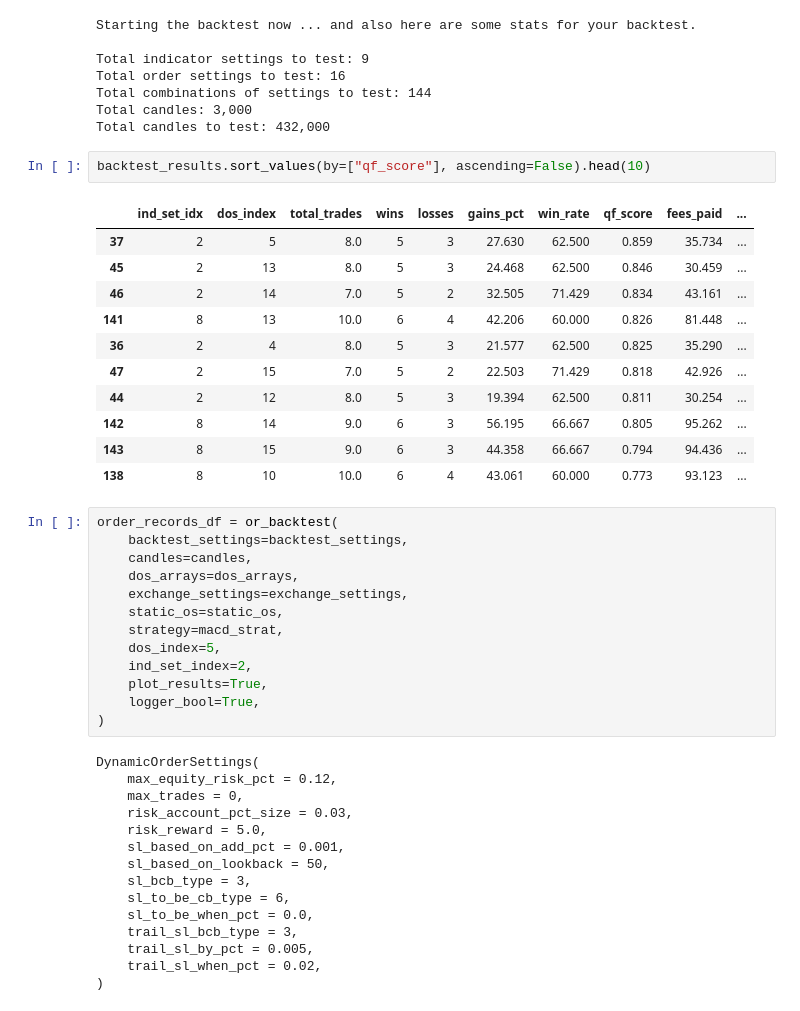
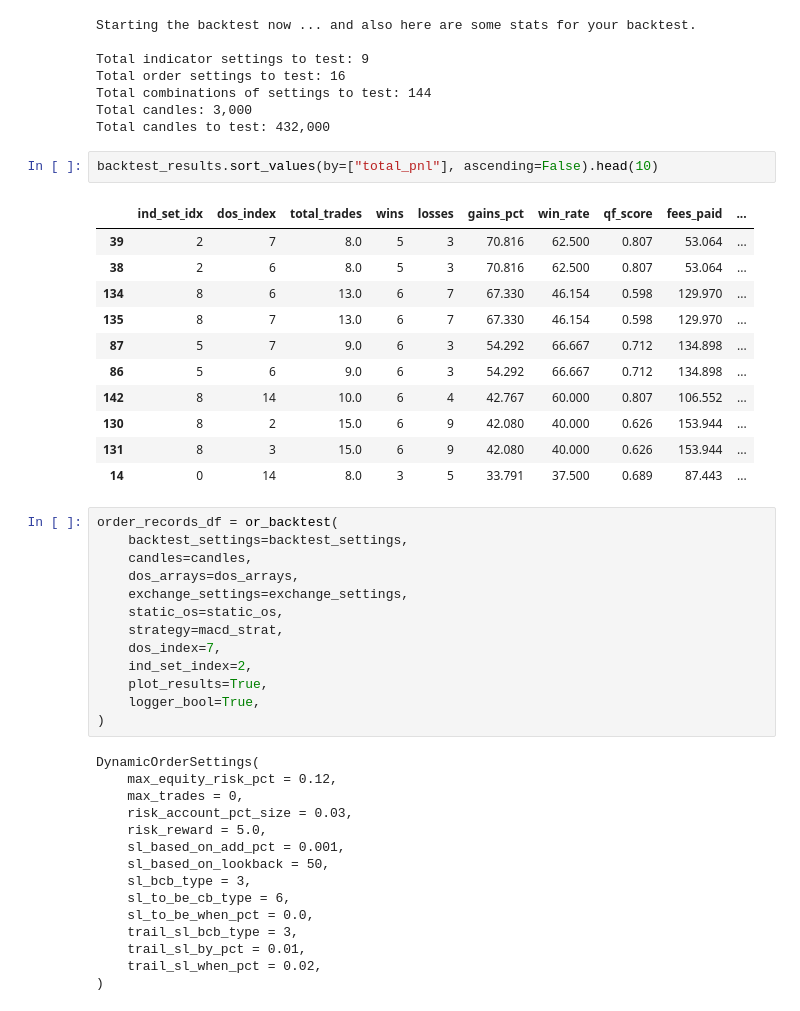
Before and after one commit to quantfreedom/yt_videos, a Jupyter notebook: 03_macd_cross_ema/03_backtest_strat/02_or_bt.ipynb, the cells around one changed output. Drawn from its saved outputs; the diff is of its cells as text.

```diff
--- a/03_macd_cross_ema/03_backtest_strat/02_or_bt.ipynb
+++ b/03_macd_cross_ema/03_backtest_strat/02_or_bt.ipynb
@@ -93,19 +93,19 @@ Total combinations of settings to test: 144
 Total candles: 3,000
 Total candles to test: 432,000
 # %%
-backtest_results.sort_values(by=["qf_score"], ascending=False).head(10)
+backtest_results.sort_values(by=["total_pnl"], ascending=False).head(10)
 # %% [output]
 |  | ind_set_idx | dos_index | total_trades | wins | losses | gains_pct | win_rate | qf_score | fees_paid | ... |
-| 37 | 2 | 5 | 8.0 | 5 | 3 | 27.630 | 62.500 | 0.859 | 35.734 | ... |
-| 45 | 2 | 13 | 8.0 | 5 | 3 | 24.468 | 62.500 | 0.846 | 30.459 | ... |
-| 46 | 2 | 14 | 7.0 | 5 | 2 | 32.505 | 71.429 | 0.834 | 43.161 | ... |
-| 141 | 8 | 13 | 10.0 | 6 | 4 | 42.206 | 60.000 | 0.826 | 81.448 | ... |
-| 36 | 2 | 4 | 8.0 | 5 | 3 | 21.577 | 62.500 | 0.825 | 35.290 | ... |
-| 47 | 2 | 15 | 7.0 | 5 | 2 | 22.503 | 71.429 | 0.818 | 42.926 | ... |
-| 44 | 2 | 12 | 8.0 | 5 | 3 | 19.394 | 62.500 | 0.811 | 30.254 | ... |
-| 142 | 8 | 14 | 9.0 | 6 | 3 | 56.195 | 66.667 | 0.805 | 95.262 | ... |
-| 143 | 8 | 15 | 9.0 | 6 | 3 | 44.358 | 66.667 | 0.794 | 94.436 | ... |
-| 138 | 8 | 10 | 10.0 | 6 | 4 | 43.061 | 60.000 | 0.773 | 93.123 | ... |
+| 39 | 2 | 7 | 8.0 | 5 | 3 | 70.816 | 62.500 | 0.807 | 53.064 | ... |
+| 38 | 2 | 6 | 8.0 | 5 | 3 | 70.816 | 62.500 | 0.807 | 53.064 | ... |
+| 134 | 8 | 6 | 13.0 | 6 | 7 | 67.330 | 46.154 | 0.598 | 129.970 | ... |
+| 135 | 8 | 7 | 13.0 | 6 | 7 | 67.330 | 46.154 | 0.598 | 129.970 | ... |
+| 87 | 5 | 7 | 9.0 | 6 | 3 | 54.292 | 66.667 | 0.712 | 134.898 | ... |
+| 86 | 5 | 6 | 9.0 | 6 | 3 | 54.292 | 66.667 | 0.712 | 134.898 | ... |
+| 142 | 8 | 14 | 10.0 | 6 | 4 | 42.767 | 60.000 | 0.807 | 106.552 | ... |
+| 130 | 8 | 2 | 15.0 | 6 | 9 | 42.080 | 40.000 | 0.626 | 153.944 | ... |
+| 131 | 8 | 3 | 15.0 | 6 | 9 | 42.080 | 40.000 | 0.626 | 153.944 | ... |
+| 14 | 0 | 14 | 8.0 | 3 | 5 | 33.791 | 37.500 | 0.689 | 87.443 | ... |
 # %%
 order_records_df = or_backtest(
     backtest_settings=backtest_settings,
@@ -114,7 +114,7 @@ order_records_df = or_backtest(
     exchange_settings=exchange_settings,
     static_os=static_os,
     strategy=macd_strat,
-    dos_index=5,
+    dos_index=7,
     ind_set_index=2,
     plot_results=True,
     logger_bool=True,
@@ -131,7 +131,7 @@ DynamicOrderSettings(
     sl_to_be_cb_type = 6,
     sl_to_be_when_pct = 0.0,
     trail_sl_bcb_type = 3,
-    trail_sl_by_pct = 0.005,
+    trail_sl_by_pct = 0.01,
     trail_sl_when_pct = 0.02,
 )
 # %%
```
Also changed, not shown: parts of 1 cell of this notebook, 3 other files.
